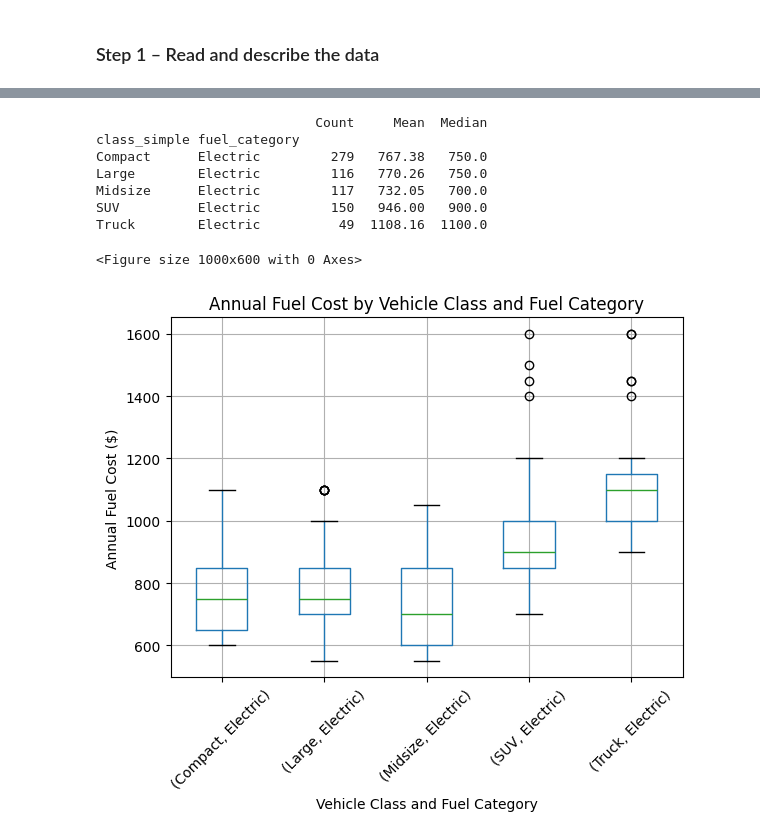
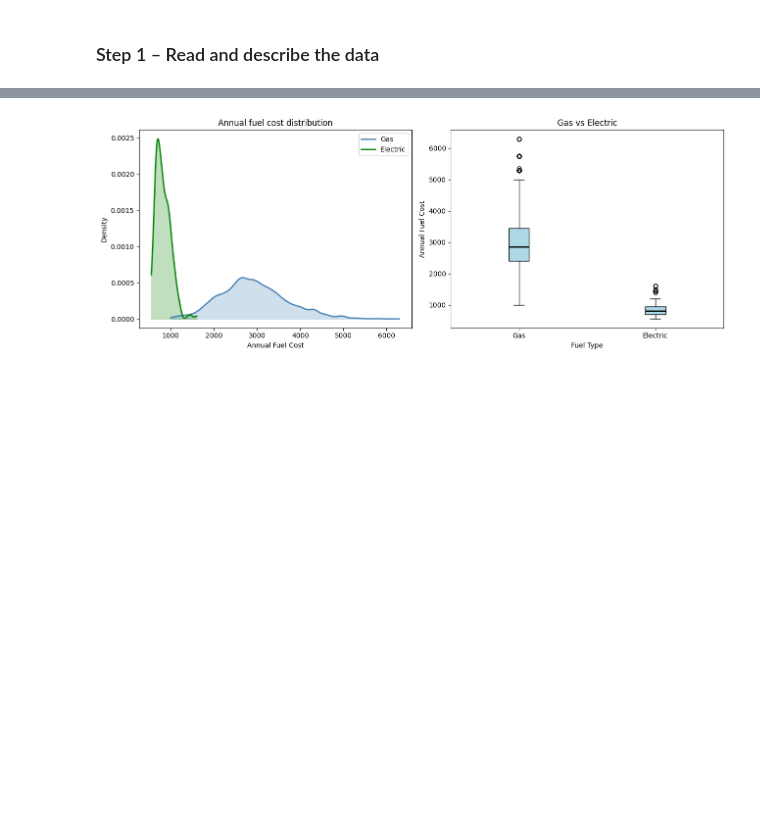
Before and after one commit to sjonchhe12/EVvsGAS, a Jupyter notebook: evgas.ipynb, the cells around one changed output, grey strips where cells are left out. Saved outputs shown, nothing was run; the diff lists cells and outputs as text; code cells hidden in the pictures; blank space fills up the shorter version.

```diff
--- a/evgas.ipynb
+++ b/evgas.ipynb
@@ -5,5 +18,8 @@ import pandas as pd
 import numpy as np
 import matplotlib.pyplot as plt
 
-survey = pd.read_csv("vehicles.csv", sep="\t")
 np.random.seed(42)
+evgas = pd.read_csv("vehicles.csv",low_memory=False)
+
+print(evgas.shape)
+evgas[['year', 'make', 'model', 'VClass', 'fuelType1', 'fuelCost08']].head()
@@ -32,19 +120,15 @@ df.head()
 # %%
-df = df_raw.copy()
+df = evgas.copy()
 
-# Step 1: year filter
+# Filtering year to 2015-2024, and only gas/electric vehicles
 df = df[df['year'].between(2015, 2024)]
-
-# Step 2: fuel filter
 df = df[df['fuelType1'].isin(['Regular Gasoline', 'Premium Gasoline', 'Midgrade Gasoline', 'Electricity'])]
-
-# Step 3: cost filter
 df = df[df['fuelCost08'].notna() & (df['fuelCost08'] > 0)]
 
-# Step 4: fuel category — do this BEFORE class mapping
+# fuel category
 df['fuel_category'] = df['fuelType1'].apply(lambda x: 'Electric' if x == 'Electricity' else 'Gas')
 
-# Step 5: class mapping
+# simplify vehicle class
 def simplify_class(vclass):
     v = str(vclass).lower()
     if any(x in v for x in ['compact', 'small', 'minicompact', 'subcompact']):
@@ -66,6 +150,7 @@ df = df.rename(columns={'fuelCost08': 'annual_fuel_cost'})
 
 print(df['fuel_category'].value_counts())
 print(df['class_simple'].value_counts())
+print('total rows:', len(df))
 # %% [output]
 fuel_category
 Gas         10810
@@ -101,22 +199,33 @@ Electric         711  823.21   800.0  173.03
 # %%
-print(df.groupby(['class_simple', 'fuel_category'])['annual_fuel_cost'].agg(
-    Count='count', Mean='mean', Median='median'
-).round(2))
-plt.figure(figsize=(10, 6))
-df.boxplot(column='annual_fuel_cost', by=['class_simple', 'fuel_category'])
-plt.title('Annual Fuel Cost by Vehicle Class and Fuel Category')
-plt.suptitle('')
-plt.xlabel('Vehicle Class and Fuel Category')
-plt.ylabel('Annual Fuel Cost ($)')
-plt.xticks(rotation=45)
+from scipy.stats import gaussian_kde
+
+fig, axes = plt.subplots(1, 2, figsize=(13, 5))
+
+
+ax = axes[0]
+
+for label, color in [('Gas', 'steelblue'), ('Electric', 'green')]:
+    vals = df[df['fuel_category'] == label]['annual_fuel_cost'].values
+    kde = gaussian_kde(vals)
+    x = np.linspace(vals.min(), vals.max(), 300)
+    ax.plot(x, kde(x), color=color, linewidth=2, label=label)
+    ax.fill_between(x, kde(x), alpha=0.25, color=color)
+ax.set_title('Annual fuel cost distribution')
+ax.set_xlabel('Annual Fuel Cost')
+ax.set_ylabel('Density')
+ax.legend()
+
+ax2 = axes[1]
+gas_vals = df[df['fuel_category'] == 'Gas']['annual_fuel_cost'].values
+ev_vals  = df[df['fuel_category'] == 'Electric']['annual_fuel_cost'].values
+ax2.boxplot([gas_vals, ev_vals], labels=['Gas', 'Electric'],
+            patch_artist=True,
+            boxprops=dict(facecolor='lightblue'),
+            medianprops=dict(color='black', linewidth=2))
+ax2.set_title('Gas vs Electric')
+ax2.set_xlabel('Fuel Type')
+ax2.set_ylabel('Annual Fuel Cost')
+plt.tight_layout()
 plt.show()
 # %% [output]
-                            Count     Mean  Median
-class_simple fuel_category
-Compact      Electric         279   767.38   750.0
-Large        Electric         116   770.26   750.0
-Midsize      Electric         117   732.05   700.0
-SUV          Electric         150   946.00   900.0
-Truck        Electric          49  1108.16  1100.0
-<Figure size 1000x600 with 0 Axes>
-[figure, old version]
+[figure, new version]
```
Also changed, not shown: parts of 32 cells of this notebook.
